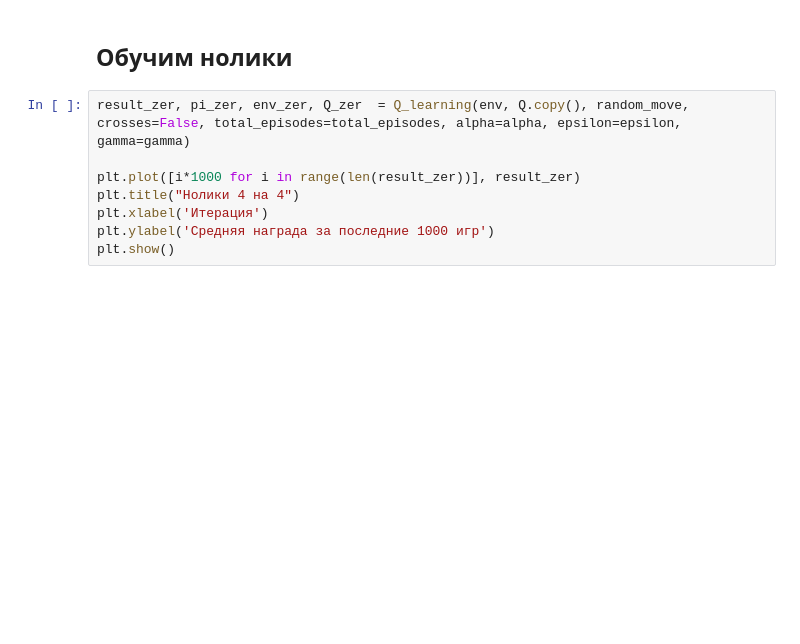
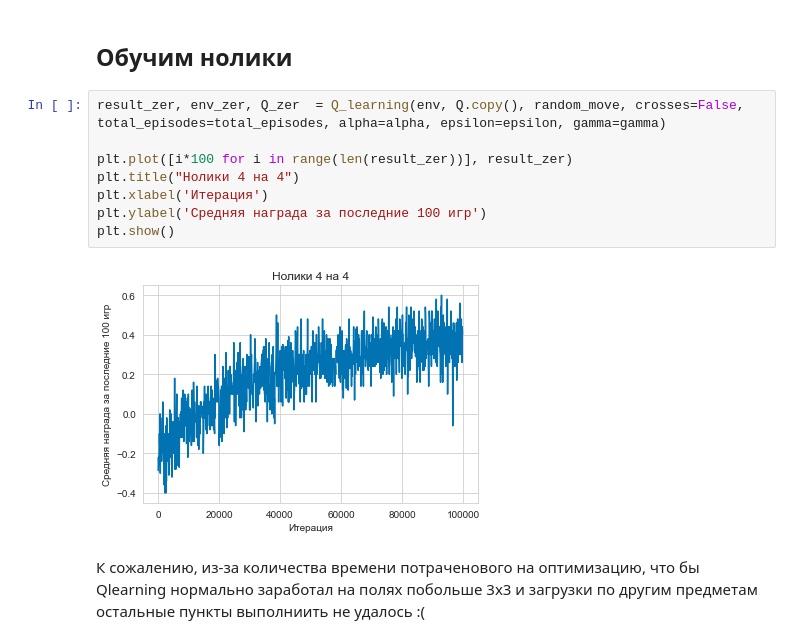
Before and after one commit to SerSmith/Reinforcment_Learning_MADE2020, a Jupyter notebook: hw2/hw2.ipynb, the cells around one changed output. Drawn from its saved outputs; the diff is of its cells as text; blank space fills up the shorter version.

```diff
--- a/hw2/hw2.ipynb
+++ b/hw2/hw2.ipynb
@@ -371,10 +374,14 @@ plt.show()
 # %% [markdown]
 ## Обучим нолики
 # %%
-result_zer, pi_zer, env_zer, Q_zer  = Q_learning(env, Q.copy(), random_move, crosses=False, total_episodes=total_episodes, alpha=alpha, epsilon=epsilon, gamma=gamma)
+result_zer, env_zer, Q_zer  = Q_learning(env, Q.copy(), random_move, crosses=False, total_episodes=total_episodes, alpha=alpha, epsilon=epsilon, gamma=gamma)
 
-plt.plot([i*1000 for i in range(len(result_zer))], result_zer)
+plt.plot([i*100 for i in range(len(result_zer))], result_zer)
 plt.title("Нолики 4 на 4")
 plt.xlabel('Итерация')
-plt.ylabel('Средняя награда за последние 1000 игр')
+plt.ylabel('Средняя награда за последние 100 игр')
 plt.show()
+# %% [output]
+[figure, added]
+# %% [markdown]
+К сожалению, из-за количества времени потраченового на оптимизацию, что бы Qlearning нормально заработал на полях побольше 3x3 и загрузки по другим предметам остальные пункты выполниить не удалось :(
```
Also changed, not shown: parts of 10 cells of this notebook.
